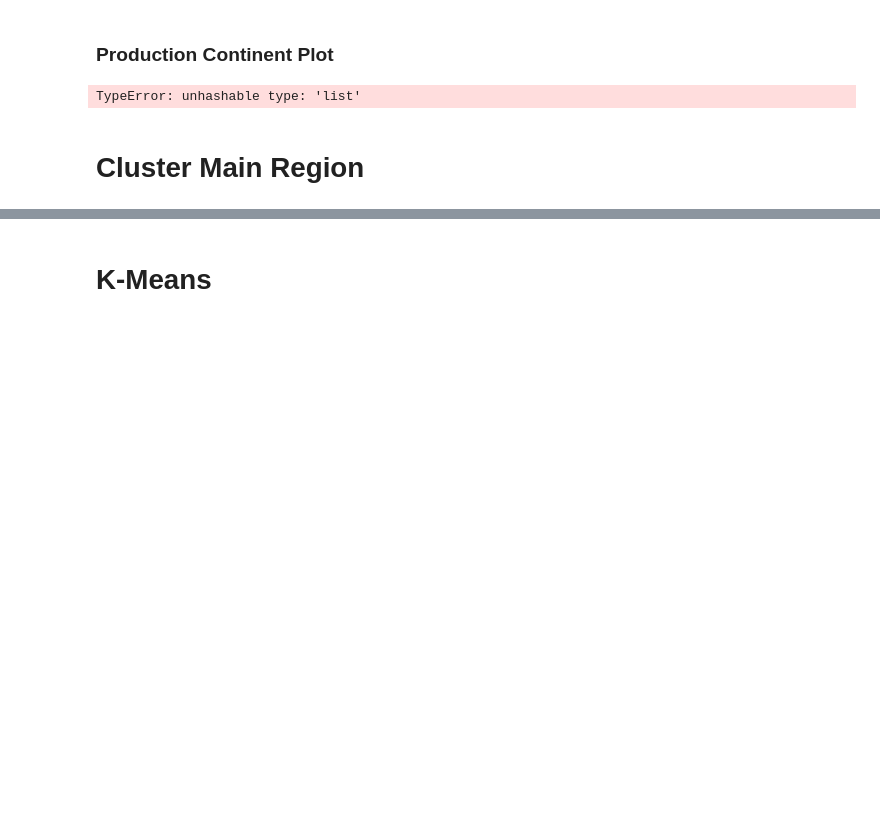
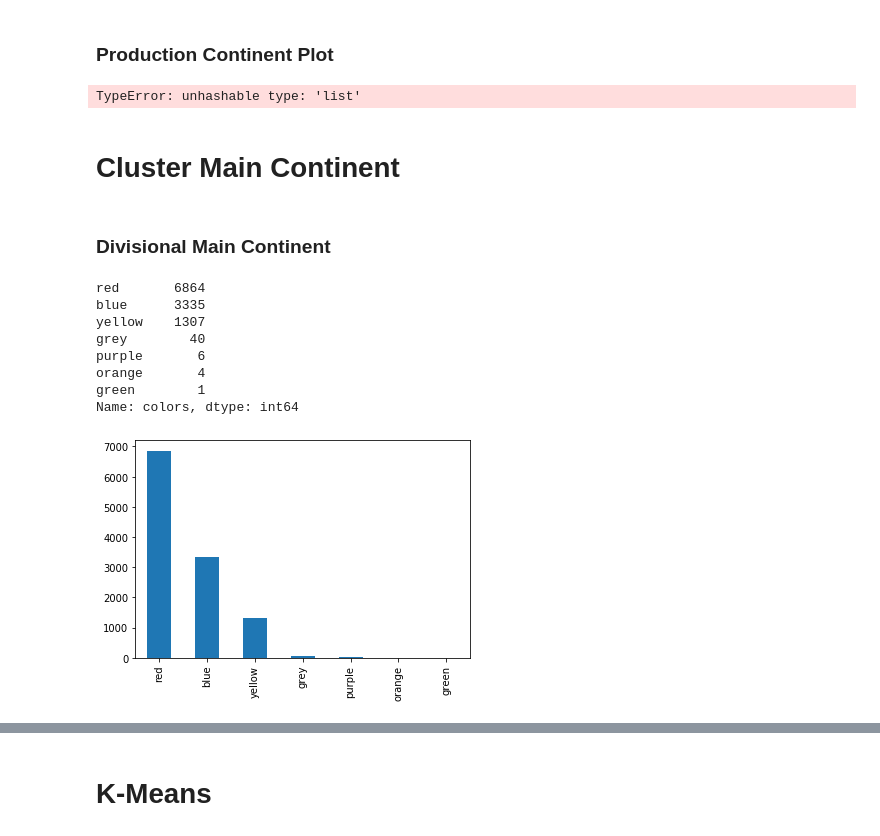
Before and after one commit to LennartKeller/SubtitleClustering, a Jupyter notebook: notebooks/Diana_ClusteringProdRegion.ipynb, the cells around one changed output, grey strips where cells are left out. Cells and saved outputs as stored; diff of their text form; code cells hidden in the pictures; blank space fills up the shorter version.

Commit message:
update cluster main continent

```diff
--- a/notebooks/Diana_ClusteringProdRegion.ipynb
+++ b/notebooks/Diana_ClusteringProdRegion.ipynb
@@ -482,5 +490,43 @@ TypeError: unhashable type: 'list'
 
 #df.head()
 # %% [markdown]
-# Cluster Main Region
+# Cluster Main Continent
+# %% [markdown]
+### Divisional Main Continent
+# %%
+colors = []
+for x in df.main_continent:
+    if x == 'North America':
+        colors.append('red')
+    elif x == 'South America':
+        colors.append('green')
+    elif x == 'Europe':
+        colors.append('blue')
+    elif x == 'Africa':
+        colors.append('purple')
+    elif x == 'Asia':
+        colors.append('yellow')
+    elif x == 'Australia':
+        colors.append('orange')
+    elif x == 'Antartica':
+        colors.append('pink')
+    elif x == 'Uncategorised':
+        colors.append('grey')
+    else:
+        colors.append('white')
+df['colors']=colors
+
+df_clean = df[df.colors != 'white']
+pd.value_counts(df_clean.colors).plot.bar()
+pd.value_counts(df_clean.colors)
+# %% [output]
+red       6864
+blue      3335
+yellow    1307
+grey        40
+purple       6
+orange       4
+green        1
+Name: colors, dtype: int64
+[figure, added]
 # %%
```
Also changed, not shown: parts of 8 cells of this notebook, 1 other file.
